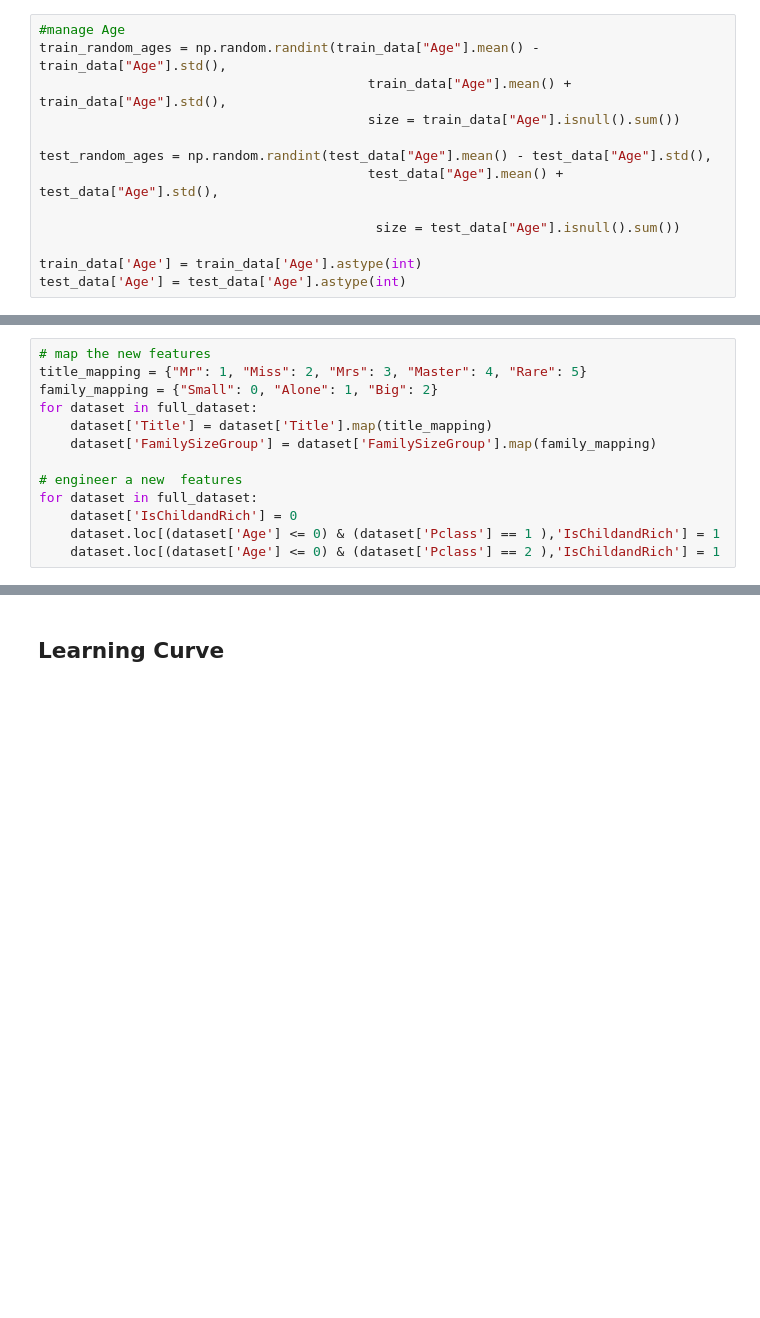
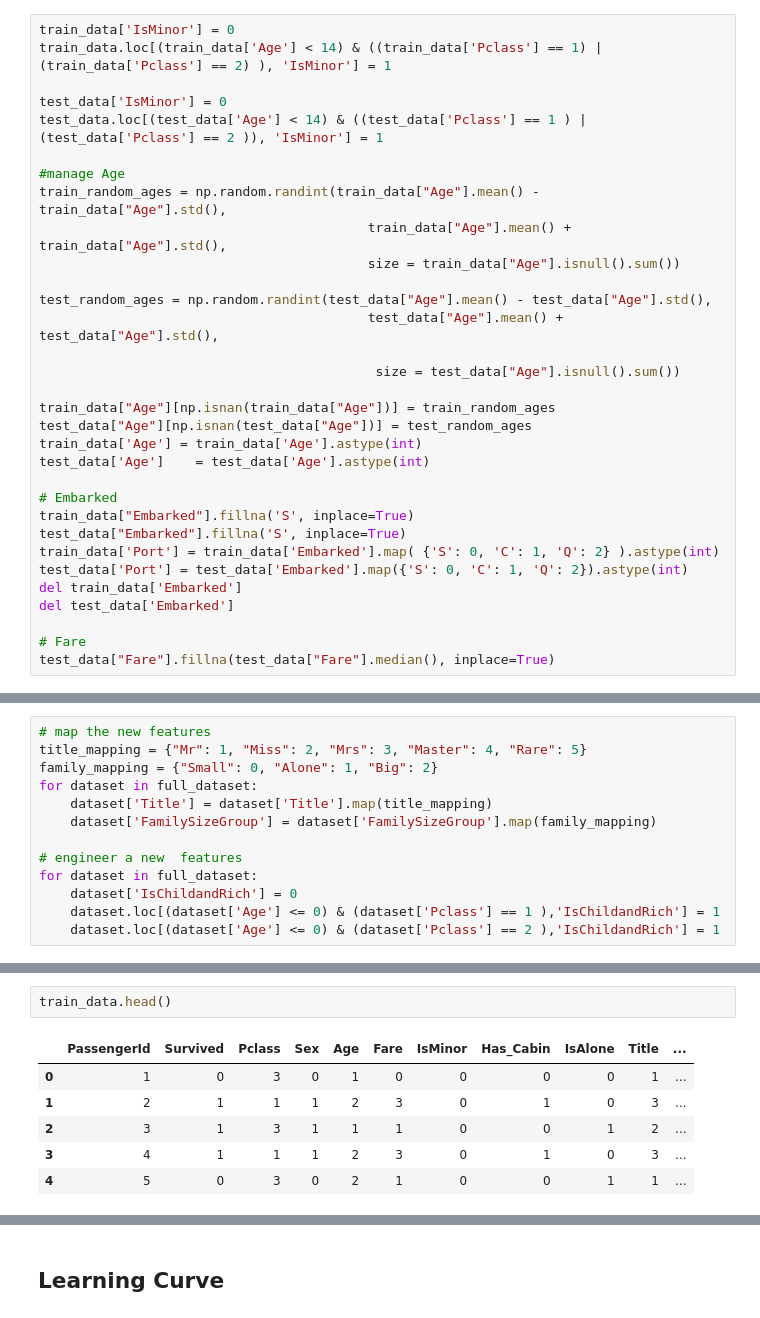
Before and after one commit to andrea5972/Machine_Learning, a Jupyter notebook: kaggle/titanic/titanic_classification_3.ipynb, the cells around one changed output, grey strips where cells are left out. Cells and saved outputs as stored; diff of their text form; blank space fills up the shorter version.

```diff
--- a/kaggle/titanic/titanic_classification_3.ipynb
+++ b/kaggle/titanic/titanic_classification_3.ipynb
@@ -148,6 +148,12 @@ print(train_data[["Parch", "Survived"]].groupby(['Parch'], as_index=False).mean(
 # %% [markdown]
 ## Data Cleaning
 # %%
+train_data['IsMinor'] = 0
+train_data.loc[(train_data['Age'] < 14) & ((train_data['Pclass'] == 1) | (train_data['Pclass'] == 2) ), 'IsMinor'] = 1
+
+test_data['IsMinor'] = 0
+test_data.loc[(test_data['Age'] < 14) & ((test_data['Pclass'] == 1 ) | (test_data['Pclass'] == 2 )), 'IsMinor'] = 1
+
 #manage Age
 train_random_ages = np.random.randint(train_data["Age"].mean() - train_data["Age"].std(),
                                           train_data["Age"].mean() + train_data["Age"].std(),
@@ -158,6 +164,19 @@ test_random_ages = np.random.randint(test_data["Age"].mean() - test_data["Age"].
 
                                            size = test_data["Age"].isnull().sum())
 
+train_data["Age"][np.isnan(train_data["Age"])] = train_random_ages
+test_data["Age"][np.isnan(test_data["Age"])] = test_random_ages
 train_data['Age'] = train_data['Age'].astype(int)
-test_data['Age'] = test_data['Age'].astype(int)
+test_data['Age']    = test_data['Age'].astype(int)
+
+# Embarked
+train_data["Embarked"].fillna('S', inplace=True)
+test_data["Embarked"].fillna('S', inplace=True)
+train_data['Port'] = train_data['Embarked'].map( {'S': 0, 'C': 1, 'Q': 2} ).astype(int)
+test_data['Port'] = test_data['Embarked'].map({'S': 0, 'C': 1, 'Q': 2}).astype(int)
+del train_data['Embarked']
+del test_data['Embarked']
+
+# Fare
+test_data["Fare"].fillna(test_data["Fare"].median(), inplace=True)
 # %% [output]
@@ -271,0 +302,9 @@ train_data.head()
+# %%
+train_data.head()
+# %% [output]
+|  | PassengerId | Survived | Pclass | Sex | Age | Fare | IsMinor | Has_Cabin | IsAlone | Title | ... |
+| 0 | 1 | 0 | 3 | 0 | 1 | 0 | 0 | 0 | 0 | 1 | ... |
+| 1 | 2 | 1 | 1 | 1 | 2 | 3 | 0 | 1 | 0 | 3 | ... |
+| 2 | 3 | 1 | 3 | 1 | 1 | 1 | 0 | 0 | 1 | 2 | ... |
+| 3 | 4 | 1 | 1 | 1 | 2 | 3 | 0 | 1 | 0 | 3 | ... |
+| 4 | 5 | 0 | 3 | 0 | 2 | 1 | 0 | 0 | 1 | 1 | ... |
```
Also changed, not shown: parts of 6 cells of this notebook, 2 other files.
